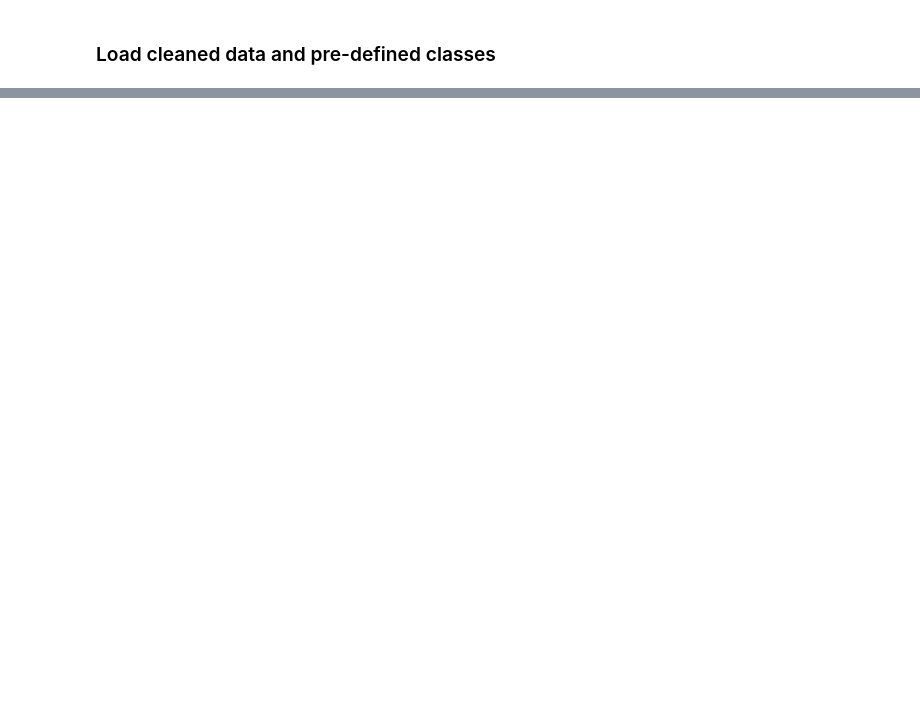
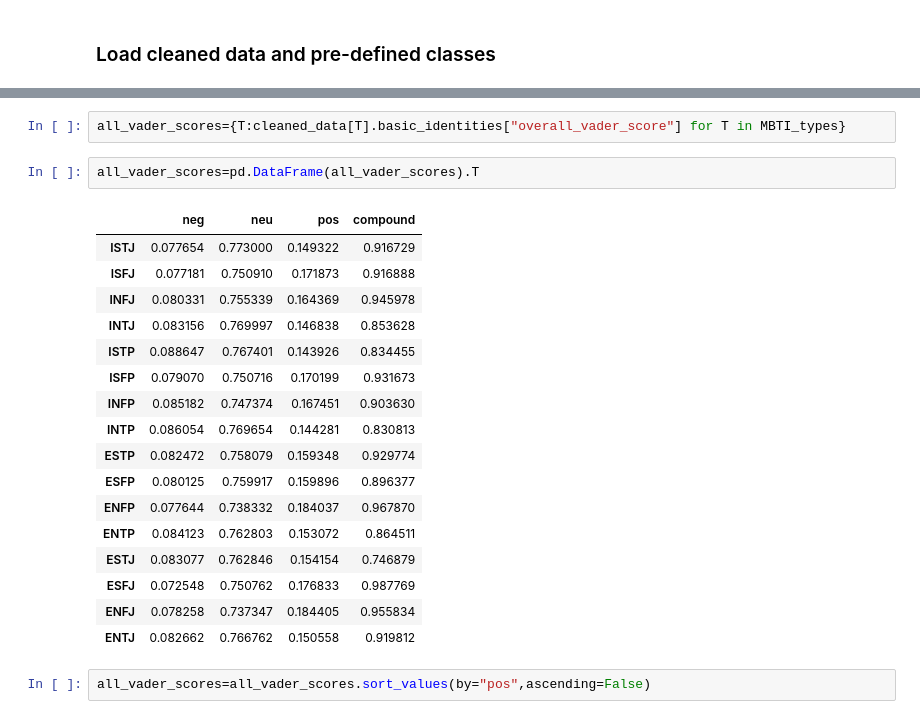
Before and after one commit to DominicMin/Intro_to_DS_Assignment, a Jupyter notebook: py_Code/data_viewer.ipynb, the cells around one changed output, grey strips where cells are left out. Drawn from its saved outputs; the diff is of its cells as text; blank space fills up the shorter version.

```diff
--- a/py_Code/data_viewer.ipynb
+++ b/py_Code/data_viewer.ipynb
@@ -56,0 +108,24 @@ enfp.data
+# %%
+all_vader_scores={T:cleaned_data[T].basic_identities["overall_vader_score"] for T in MBTI_types}
+# %%
+all_vader_scores=pd.DataFrame(all_vader_scores).T
+# %% [output]
+|  | neg | neu | pos | compound |
+| ISTJ | 0.077654 | 0.773000 | 0.149322 | 0.916729 |
+| ISFJ | 0.077181 | 0.750910 | 0.171873 | 0.916888 |
+| INFJ | 0.080331 | 0.755339 | 0.164369 | 0.945978 |
+| INTJ | 0.083156 | 0.769997 | 0.146838 | 0.853628 |
+| ISTP | 0.088647 | 0.767401 | 0.143926 | 0.834455 |
+| ISFP | 0.079070 | 0.750716 | 0.170199 | 0.931673 |
+| INFP | 0.085182 | 0.747374 | 0.167451 | 0.903630 |
+| INTP | 0.086054 | 0.769654 | 0.144281 | 0.830813 |
+| ESTP | 0.082472 | 0.758079 | 0.159348 | 0.929774 |
+| ESFP | 0.080125 | 0.759917 | 0.159896 | 0.896377 |
+| ENFP | 0.077644 | 0.738332 | 0.184037 | 0.967870 |
+| ENTP | 0.084123 | 0.762803 | 0.153072 | 0.864511 |
+| ESTJ | 0.083077 | 0.762846 | 0.154154 | 0.746879 |
+| ESFJ | 0.072548 | 0.750762 | 0.176833 | 0.987769 |
+| ENFJ | 0.078258 | 0.737347 | 0.184405 | 0.955834 |
+| ENTJ | 0.082662 | 0.766762 | 0.150558 | 0.919812 |
+# %%
+all_vader_scores=all_vader_scores.sort_values(by="pos",ascending=False)
```
Also changed, not shown: parts of 8 cells of this notebook, 21 other files.
